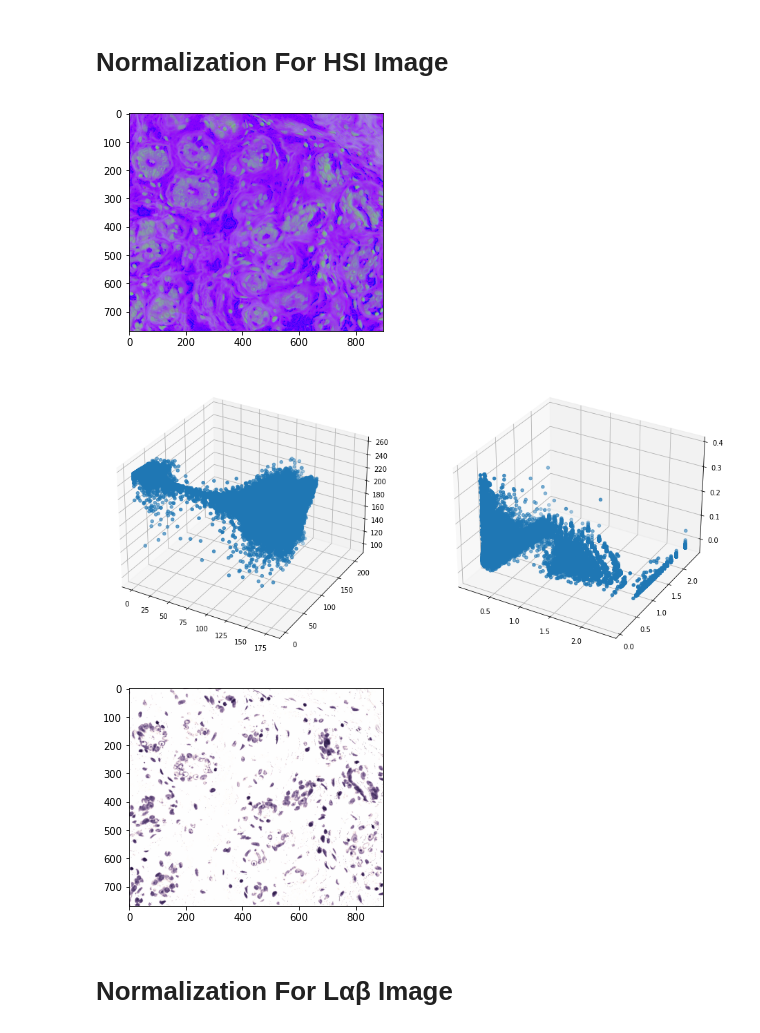
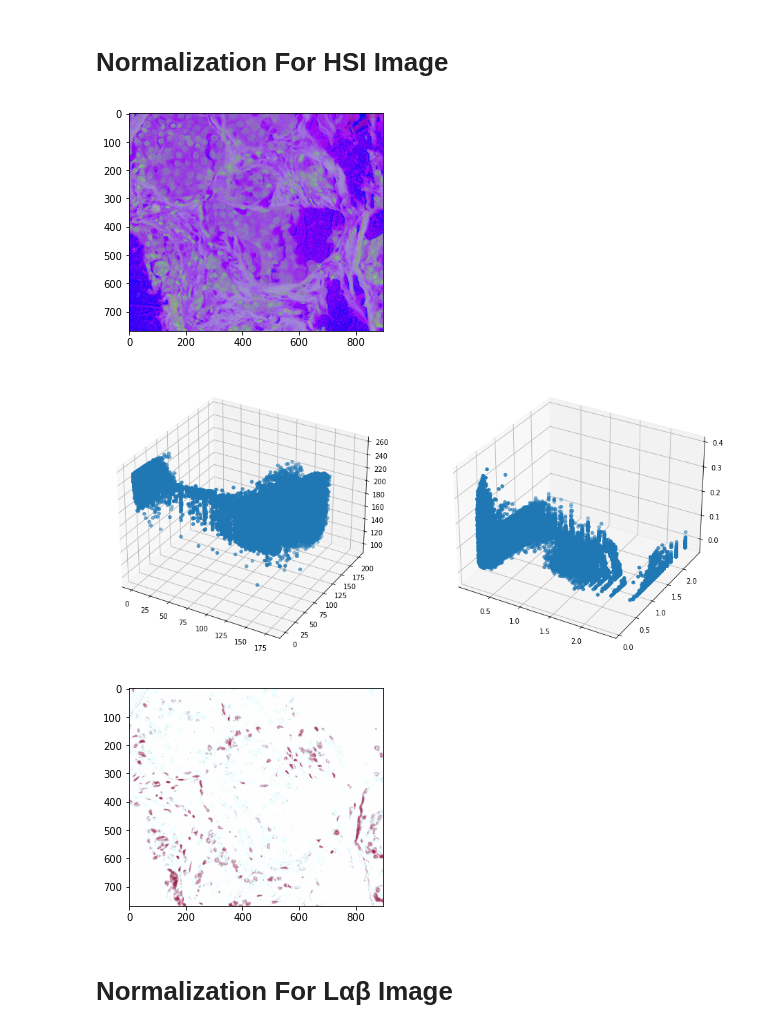
Before and after one commit to dsatyam09/Quantative-Analysis-of-normalized-image-in-Different-Color-Models., a Jupyter notebook: Color Normalization In Histology.ipynb, the cells around one changed output. Cells and saved outputs as stored; diff of their text form; code cells hidden in the pictures.

```diff
--- a/Color Normalization In Histology.ipynb
+++ b/Color Normalization In Histology.ipynb
@@ -185,16 +185,16 @@ plt.show()
 # %% [markdown]
 # Normalization For HSI Image
 # %%
-img1 = cv2.imread("ytma10_010704_benign1_ccd.tif")
+img1 = cv2.imread("Breast Cancer Cells/ytma10_010704_malignant2_ccd.tif")
 img1 = cv2.cvtColor(img1, cv2.COLOR_BGR2RGB)
 img1 = cv2.cvtColor(img1, cv2.COLOR_RGB2HSV)
 cv2.imshow('H and E stain',img1)
 cv2.waitKey(0)
 cv2.destroyAllWindows()
 imgplot = plt.imshow(img1)
 plt.show()
 # %% [output]
-[figure, old version]
+[figure, new version]
 # %%
 Io = 240       # Transmitted light intensity, Normalizing factor for image intensities
 alpha = 1      #As recommend in the paper. tolerance for the pseudo-min and pseudo-max (default: 1)
@@ -231,7 +231,7 @@ ax2 = fig.add_subplot(122, projection='3d')
 ax2.scatter(OD[:,0],OD[:,1],OD[:,2])
 plt.show()
 # %% [output]
-[figure, old version]
+[figure, new version]
 # %%
 # Step 2: Remove data with OD intensity less than β
 # remove transparent pixels (clear region with no tissue)
@@ -295,11 +295,11 @@ E = np.multiply(Io, np.exp(np.expand_dims(-HERef[:,1], axis=1).dot(np.expand_dim
 E[E>255] = 254
 E = np.reshape(E.T, (h, w, 3)).astype(np.uint8)
 
-plt.imsave("Results After Normlazation/HSI_normalized.jpg", Inorm2)
+plt.imsave("Results After Normalization_HSI/ytma10_010704_malignant2.jpg", Inorm2)
 imgplot = plt.imshow(Inorm2)
 plt.show()
 # %% [output]
-[figure, old version]
+[figure, new version]
 # %% [markdown]
 # Normalization For  Lαβ Image
 # %%
```
Also changed, not shown: parts of 15 cells of this notebook, 15 other files.
